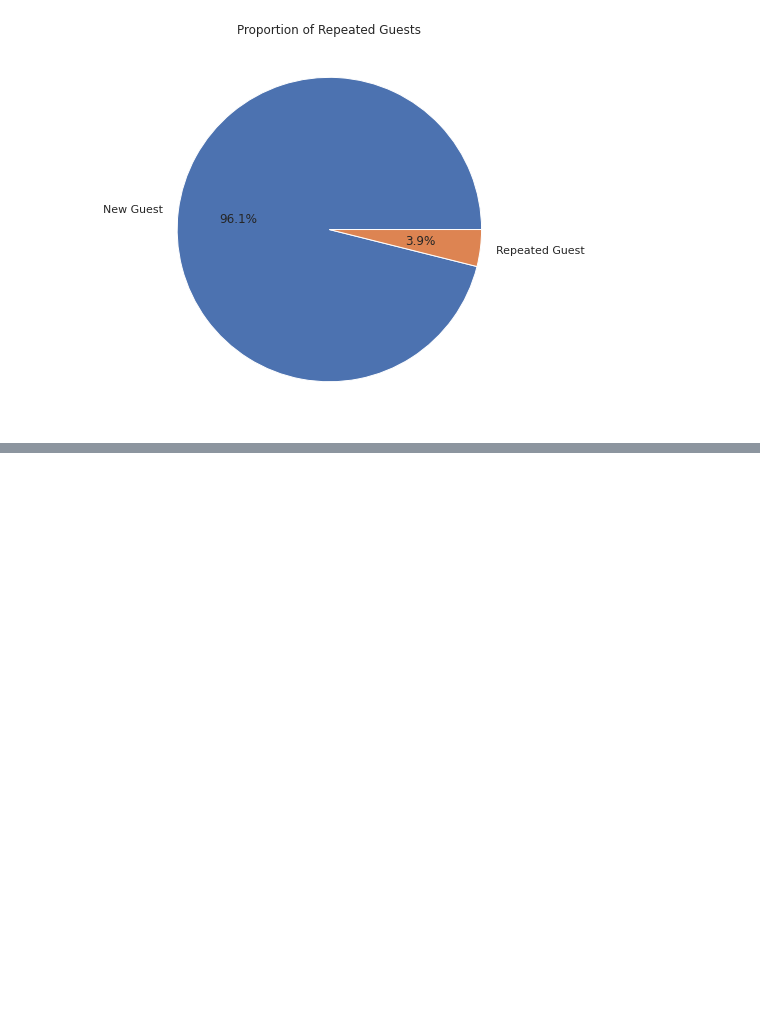
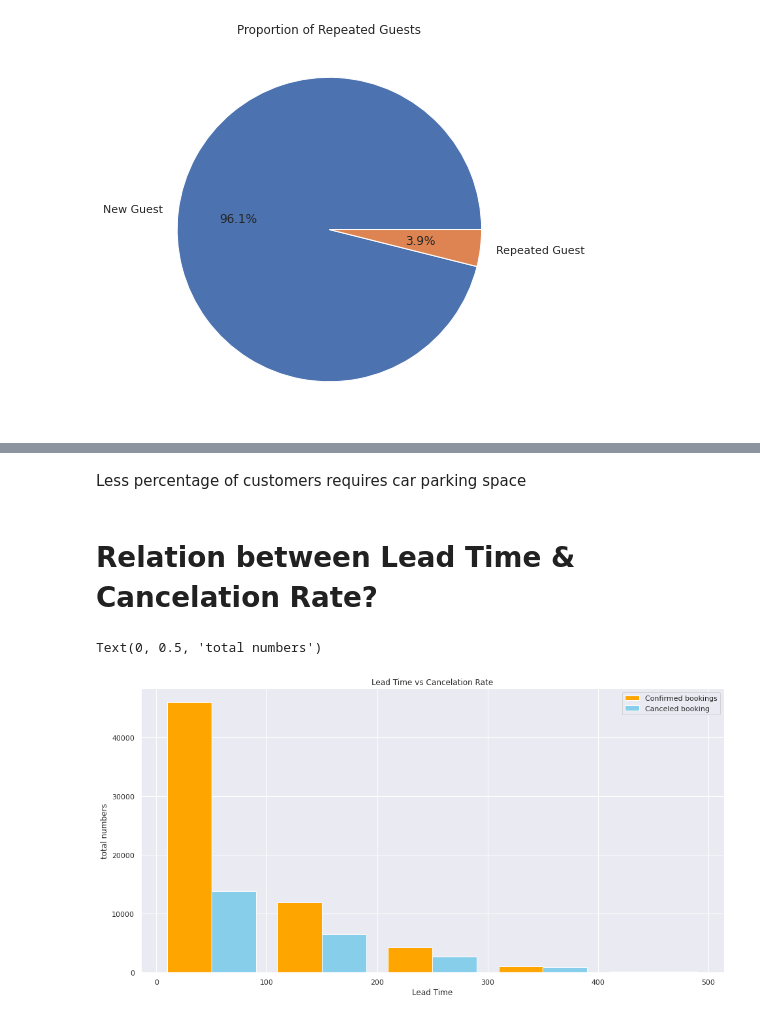
Before and after one commit to shivakumar17/hotel-booking, a Jupyter notebook: Hotel_Booking_Analysis_Capstone_Project.ipynb, the cells around one changed output, grey strips where cells are left out. Saved outputs shown, nothing was run; the diff lists cells and outputs as text; code cells hidden in the pictures; blank space fills up the shorter version.

```diff
--- a/Hotel_Booking_Analysis_Capstone_Project.ipynb
+++ b/Hotel_Booking_Analysis_Capstone_Project.ipynb
@@ -625,0 +725,14 @@ Text(0.5, 1.0, 'Proportion of Repeated Guests')
+# %% [markdown]
+Less percentage of customers requires car parking space
+# %% [markdown]
+# **Relation between Lead Time & Cancelation Rate?**
+# %%
+fig, plot = plt.subplots(figsize=(16,8))
+plt.title("Lead Time vs Cancelation Rate")
+plt.hist([df[df['is_canceled']==0]['lead_time'], df[df['is_canceled']==1]['lead_time']], color = ["orange","skyblue"], bins= np.arange(0, 600,100))
+plt.legend(["Confirmed bookings", "Canceled booking"])
+plt.xlabel('Lead Time')
+plt.ylabel('total numbers')
+# %% [output]
+Text(0, 0.5, 'total numbers')
+[figure, added]
```
Also changed, not shown: parts of 37 cells of this notebook.
